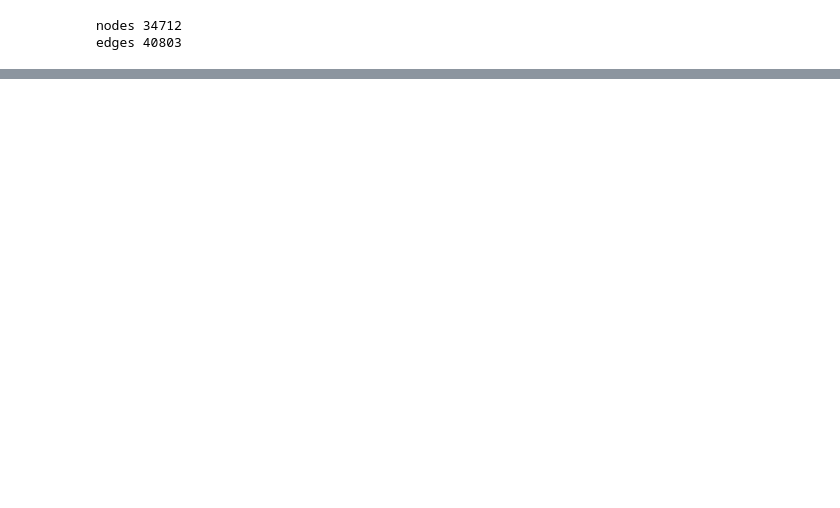
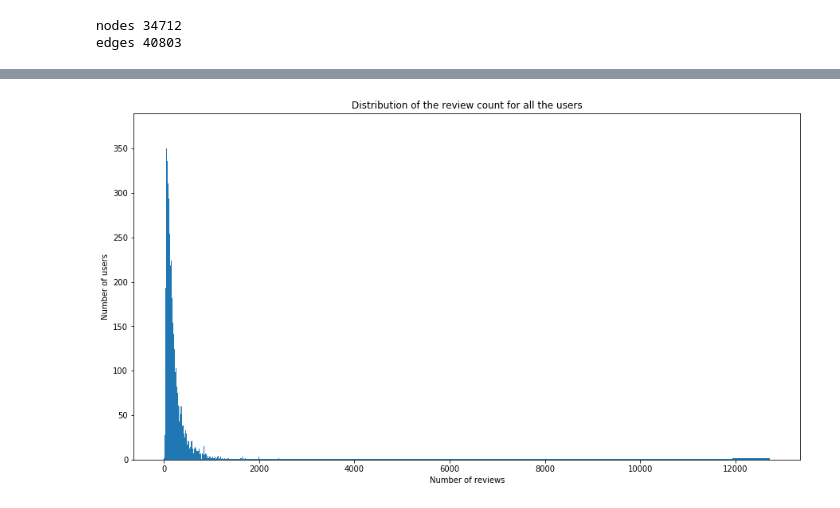
Before and after one commit to JulesBelveze/yelp-dataset-analysis, a Jupyter notebook: FinalProject.ipynb, the cells around one changed output, grey strips where cells are left out. Cells and saved outputs as stored; diff of their text form; code cells hidden in the pictures; blank space fills up the shorter version.

```diff
--- a/FinalProject.ipynb
+++ b/FinalProject.ipynb
@@ -681,0 +760,18 @@ Text(0.5,1,'Degree distribution')
+# %%
+take_fans = spark_df_users.select('fans').take(el_u_total)
+take_review_count = spark_df_users.select('review_count').take(el_u_total)
+# %%
+fans = [fan[0] for fan in take_fans]
+review_count = [rev[0] for rev in take_review_count]
+# %%
+rcParams['patch.force_edgecolor'] = False
+rcParams['patch.facecolor'] = 'g'
+
+
+plt.hist(review_count, bins=sorted(review_count))
+plt.title("Distribution of the review count for all the users");
+plt.xlabel("Number of reviews");
+plt.ylabel("Number of users");
+plt.savefig("Website/user_review_distribution.png")
+# %% [output]
+[figure, added]
```
Also changed, not shown: parts of 11 cells of this notebook, 5 other files.
